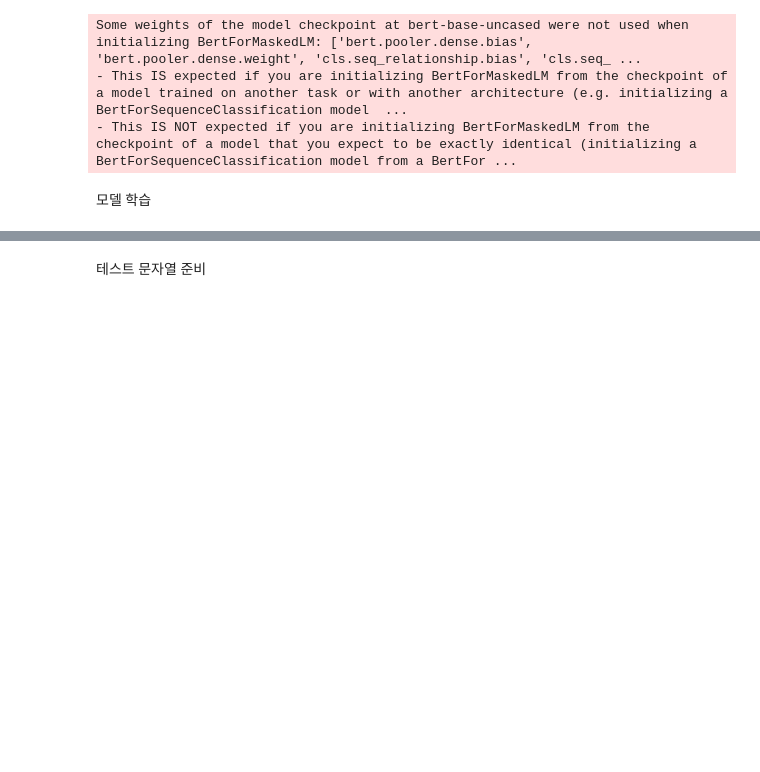
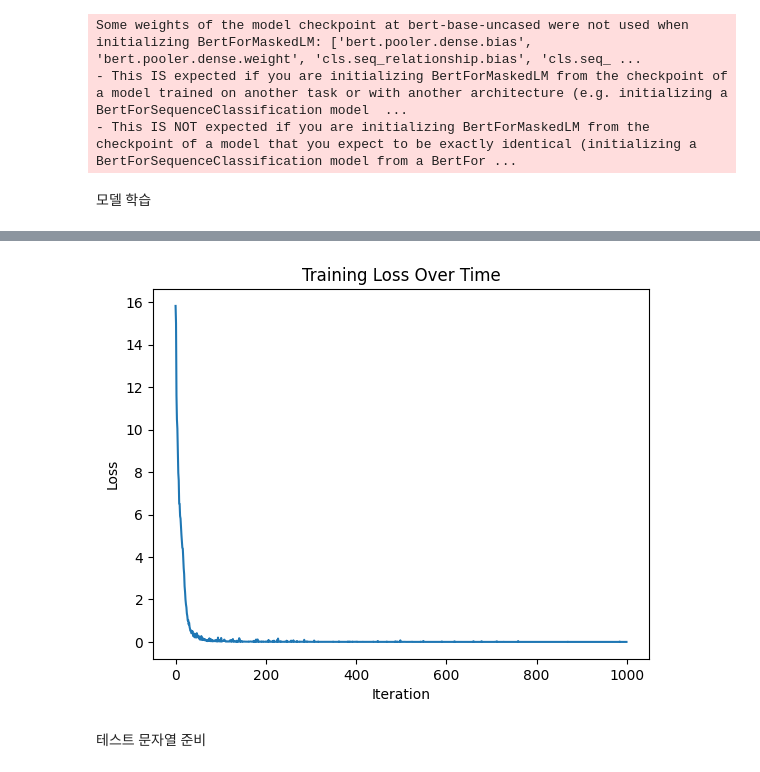
Before and after one commit to mac999/multimodal_ai_learning, a Jupyter notebook: 2_transformer/1_finetune_bert_train_mask.ipynb, the cells around one changed output, grey strips where cells are left out. Drawn from its saved outputs; the diff is of its cells as text; code cells hidden in the pictures; blank space fills up the shorter version.

```diff
--- a/2_transformer/1_finetune_bert_train_mask.ipynb
+++ b/2_transformer/1_finetune_bert_train_mask.ipynb
@@ -20,26 +20,36 @@ class MaskedDataset(Dataset):
         return len(self.texts)
 
     def __getitem__(self, idx):
-        # Tokenize input text
         encoding = self.tokenizer(
             self.texts[idx],
             max_length=self.max_length,
             padding="max_length",
             truncation=True,
             return_tensors="pt"
-        )
-        input_ids = encoding["input_ids"].squeeze(0)
-        attention_mask = encoding["attention_mask"].squeeze(0)
+        )  # Tokenize input text
+        input_ids = encoding["input_ids"].squeeze(0)            # ex) text="Hello world" → input_ids=[101, 7592, 2088, 102, 0, 0, ...] (padded to max_length)
+        padding_mask = encoding["attention_mask"].squeeze(0)    # ex) text="Hello world" → attention_mask=[1, 1, 1, 1, 0, 0, ...] (1 for real tokens, 0 for padding)
 
         # Create masked input and labels
         labels = input_ids.clone() # tokenize labels for loss calculation
         rand = torch.rand(input_ids.shape)
         mask_arr = (rand < self.mask_probability) * (input_ids != self.tokenizer.cls_token_id) * (input_ids != self.tokenizer.sep_token_id) * (input_ids != self.tokenizer.pad_token_id) # Create a boolean mask to determine which tokens can be masked, excluding special tokens ([CLS], [SEP], [PAD])
 
+        # Random mask condition
+        mask_condition = rand < self.mask_probability   # if mask_probability=0.15 → True for ~15% positions (rand=[0.1,0.7] → [True, False])
+
+        # Exclude special tokens
+        not_cls = input_ids != self.tokenizer.cls_token_id  # [CLS]=101 → input_ids=[101, 200, 300] → [False, True, True]
+        not_sep = input_ids != self.tokenizer.sep_token_id  # [SEP]=102 → input_ids=[200,102,300] → [True, False, True]
+        not_pad = input_ids != self.tokenizer.pad_token_id  # [PAD]=0 → input_ids=[200,0,300] → [True, False, True]
+
+        # Combine all conditions
+        mask_arr = mask_condition & not_cls & not_sep & not_pad # [True, True, False] & [True, False, True] → [True, False, False]
+
         input_ids[mask_arr] = self.tokenizer.mask_token_id  # Replace with [MASK]
 
         return {
             "input_ids": input_ids, # Masked tokenized input text
-            "attention_mask": attention_mask,  # Attention mask for the input
+            "attention_mask": padding_mask,  # Attention mask for the input
             "labels": labels # Original tokenized input text (used as labels for loss calculation)
         }
@@ -73,6 +92,7 @@ Some weights of the model checkpoint at bert-base-uncased were not used when ini
 device = torch.device("cuda" if torch.cuda.is_available() else "cpu")
 model.to(device)
 
+losses = []
 epochs = 500
 for epoch in range(epochs):
     model.train()
@@ -84,8 +104,9 @@ for epoch in range(epochs):
         labels = batch["labels"].to(device)
 
         # Forward pass
-        outputs = model(input_ids=input_ids, attention_mask=attention_mask, labels=labels)
+        outputs = model(input_ids=input_ids, attention_mask=attention_mask, labels=labels) # ouputs.loss = CE(logits[BATCH_SIZE, :-1, VOCAB_SIZE], labels[BATCH_SIZE, 1:, VOCAB_SIZE]). refer to https://huggingface.co/docs/transformers/main_classes/output
         loss = outputs.loss
+        losses.append(loss.item())
         if (epoch + 1) % 50 == 0: # Print loss every 50 epochs
             print(f"Epoch {epoch + 1} Loss: {loss.item():.4f}")
 
@@ -117,3 +138,12 @@ Epoch 500 Loss: 0.0005
+# %%
+import matplotlib.pyplot as plt
+plt.plot(losses)
+plt.xlabel("Iteration")
+plt.ylabel("Loss")
+plt.title("Training Loss Over Time")
+plt.show()
+# %% [output]
+[figure, added]
 # %% [markdown]
 테스트 문자열 준비
 # %%
```
Also changed, not shown: parts of 7 cells of this notebook, 8 other files.
